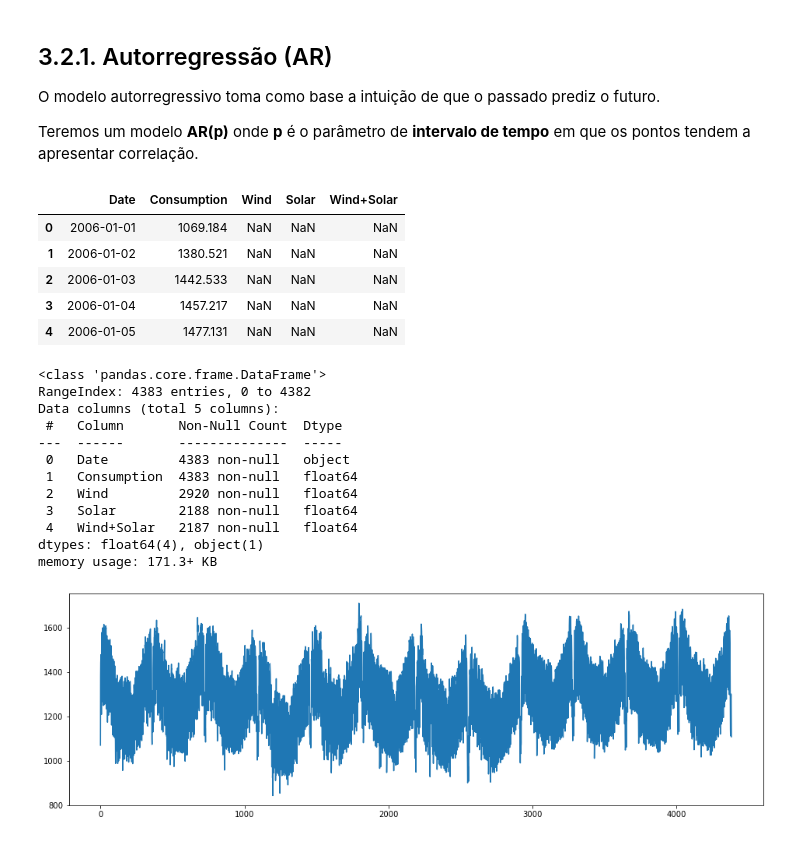
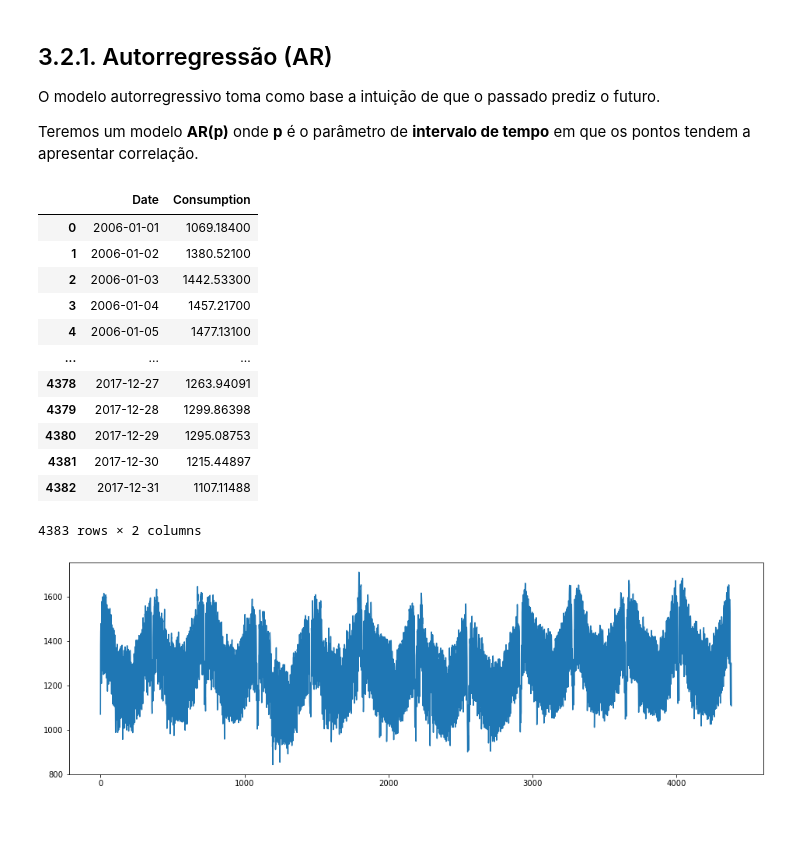
Before and after one commit to TerezaBoada/Estatistica, a Jupyter notebook: 3.2. Modelos Estatísticos para Séries Temporais.ipynb, the cells around one changed output. Saved outputs shown, nothing was run; the diff lists cells and outputs as text; code cells hidden in the pictures.

```diff
--- a/3.2. Modelos Estatísticos para Séries Temporais.ipynb
+++ b/3.2. Modelos Estatísticos para Séries Temporais.ipynb
@@ -42,31 +49,25 @@ from statsmodels.tsa.ar_model import AutoReg
 from statsmodels.tsa.arima_model import ARMA
 from statsmodels.tsa.arima.model import ARIMA
 import math
-# %%
-df = pd.read_csv('opsd_germany_daily.csv')
-df.head()
-# %% [output]
-|  | Date | Consumption | Wind | Solar | Wind+Solar |
-| 0 | 2006-01-01 | 1069.184 | NaN | NaN | NaN |
-| 1 | 2006-01-02 | 1380.521 | NaN | NaN | NaN |
-| 2 | 2006-01-03 | 1442.533 | NaN | NaN | NaN |
-| 3 | 2006-01-04 | 1457.217 | NaN | NaN | NaN |
-| 4 | 2006-01-05 | 1477.131 | NaN | NaN | NaN |
-# %%
-df.info()
-# %% [output]
-<class 'pandas.core.frame.DataFrame'>
-RangeIndex: 4383 entries, 0 to 4382
-Data columns (total 5 columns):
- #   Column       Non-Null Count  Dtype
----  ------       --------------  -----
- 0   Date         4383 non-null   object
- 1   Consumption  4383 non-null   float64
- 2   Wind         2920 non-null   float64
- 3   Solar        2188 non-null   float64
- 4   Wind+Solar   2187 non-null   float64
-dtypes: float64(4), object(1)
-memory usage: 171.3+ KB
+# %%
+df = pd.read_csv('opsd_germany_daily.csv')
+df = df[['Date','Consumption']]
+df['Date'] = pd.to_datetime(df['Date'], format='%Y-%m-%d')
+df
+# %% [output]
+|  | Date | Consumption |
+| 0 | 2006-01-01 | 1069.18400 |
+| 1 | 2006-01-02 | 1380.52100 |
+| 2 | 2006-01-03 | 1442.53300 |
+| 3 | 2006-01-04 | 1457.21700 |
+| 4 | 2006-01-05 | 1477.13100 |
+| ... | ... | ... |
+| 4378 | 2017-12-27 | 1263.94091 |
+| 4379 | 2017-12-28 | 1299.86398 |
+| 4380 | 2017-12-29 | 1295.08753 |
+| 4381 | 2017-12-30 | 1215.44897 |
+| 4382 | 2017-12-31 | 1107.11488 |
+4383 rows × 2 columns
 # %%
 plt.figure(figsize= (16, 5))
 plt.plot(df['Consumption'])
```
Also changed, not shown: parts of 20 cells of this notebook.
